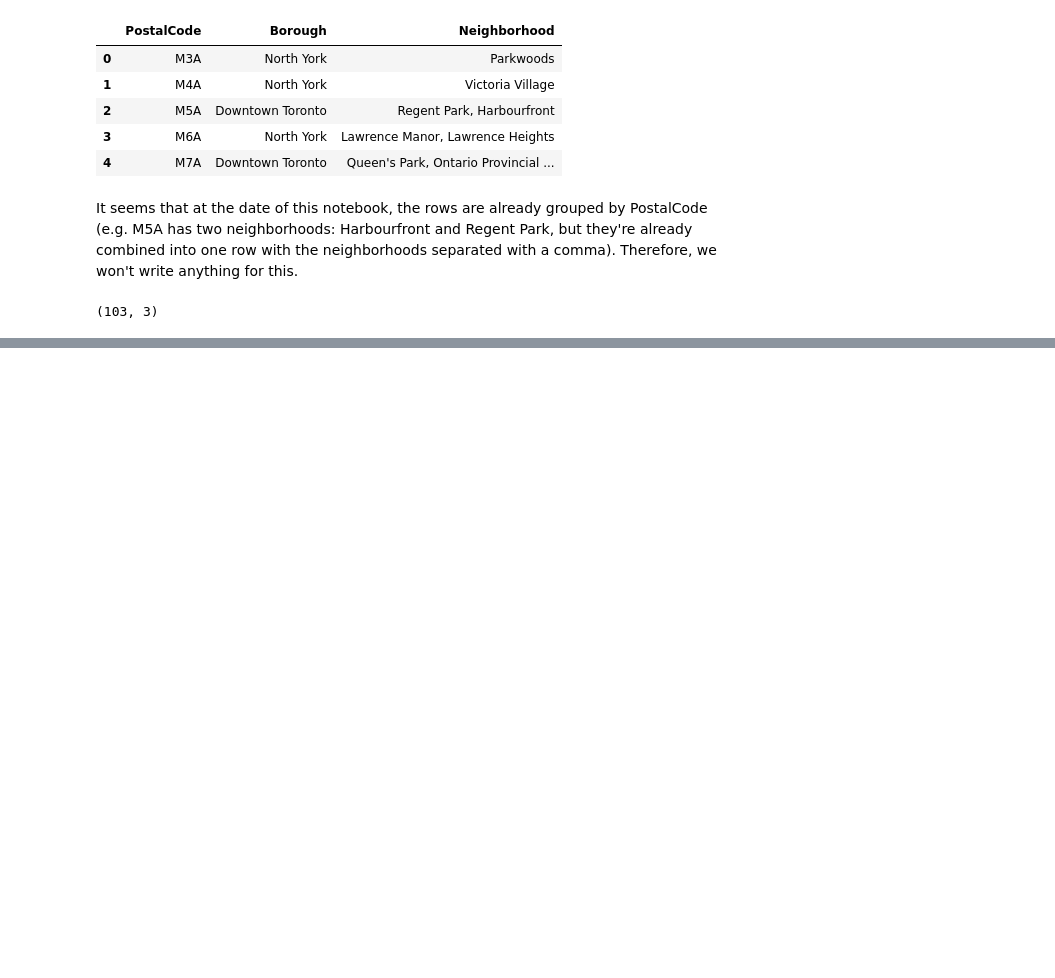
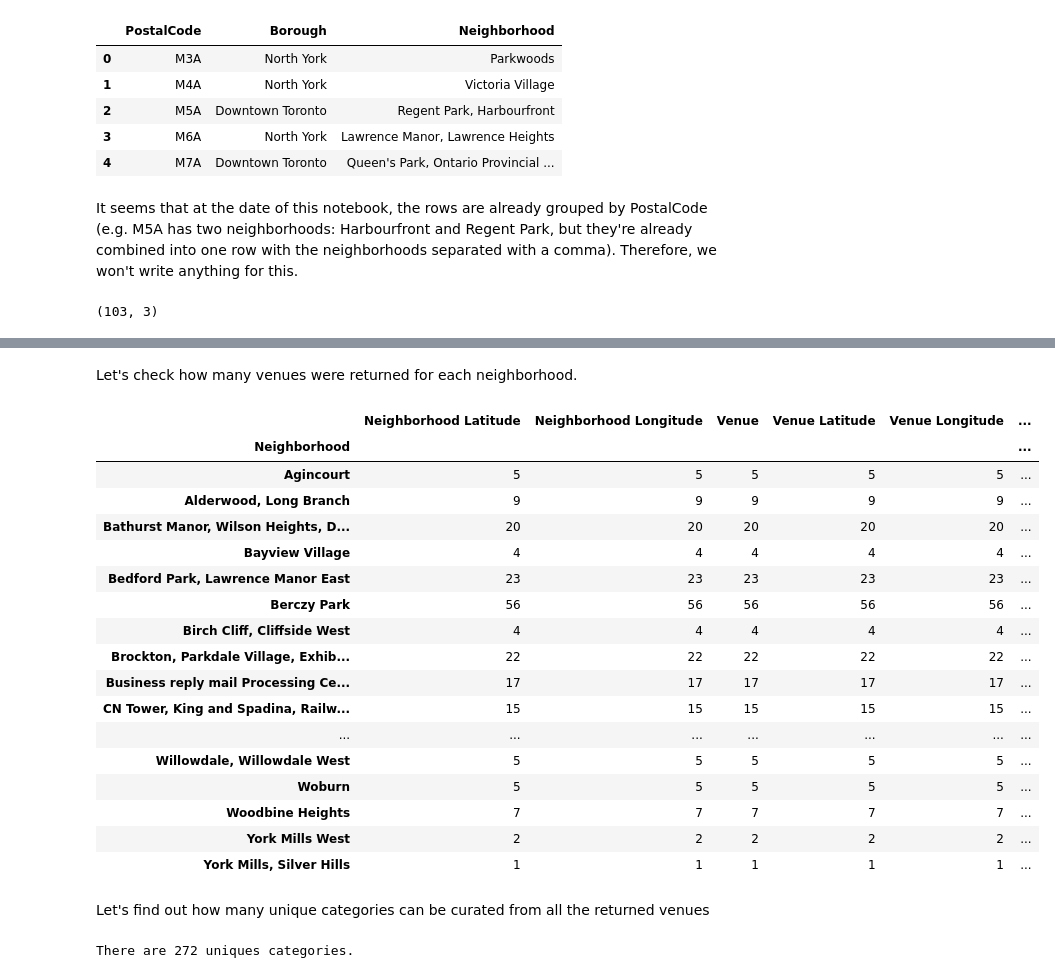
Before and after one commit to JeremyKulcsar-DS/Coursera_Capstone, a Jupyter notebook: Segment_Cluster_Toronto.ipynb, the cells around one changed output, grey strips where cells are left out. Cells and saved outputs as stored; diff of their text form; code cells hidden in the pictures; blank space fills up the shorter version.

```diff
--- a/Segment_Cluster_Toronto.ipynb
+++ b/Segment_Cluster_Toronto.ipynb
@@ -119,0 +122,10 @@ df.shape
+# %%
+from geopy.geocoders import Nominatim
+
+address = 'Toronto'
+
+geolocator = Nominatim(user_agent="ny_explorer")
+location = geolocator.geocode(address)
+latitude = location.latitude
+longitude = location.longitude
+print('The geograpical coordinates of Toronto are {}, {}.'.format(latitude, longitude))
@@ -119,0 +134,19 @@ df.shape
+# %%
+import folium
+
+map_toronto = folium.Map(location=[latitude, longitude], zoom_start=11)
+
+for lat, lng, borough, neighborgood in zip(df_full['Latitude'], df_full['Longitude'], df_full['Borough'], df_full['Neighborhood']):
+    label = '{}, {}'.format(neighborgood, borough)
+    label = folium.Popup(label, parse_html=True)
+    folium.CircleMarker(
+        [lat, lng],
+        radius=4,
+        popup=label,
+        color='blue',
+        fill=True,
+        fill_color='#3186cc',
+        fill_opacity=0.7,
+        parse_html=False).add_to(map_toronto)
+
+map_toronto
@@ -119,0 +157,8 @@ df.shape
+# %%
+CLIENT_ID = 'client id' # your Foursquare ID
+CLIENT_SECRET = 'client secret' # your Foursquare Secret
+VERSION = '20180605' # Foursquare API version
+
+print('Your credentails:')
+print('CLIENT_ID: ' + CLIENT_ID)
+print('CLIENT_SECRET:' + CLIENT_SECRET)
@@ -119,0 +213,5 @@ df.shape
+# %%
+toronto_venues = getNearbyVenues(names=df_full['Neighborhood'],
+                                   latitudes=df_full['Latitude'],
+                                   longitudes=df_full['Longitude']
+                                  )
@@ -119,0 +249,29 @@ df.shape
+# %% [markdown]
+Let's check how many venues were returned for each neighborhood.
+# %%
+toronto_venues.groupby('Neighborhood').count()
+# %% [output]
+|  | Neighborhood Latitude | Neighborhood Longitude | Venue | Venue Latitude | Venue Longitude | ... |
+| Neighborhood |  |  |  |  |  | ... |
+| Agincourt | 5 | 5 | 5 | 5 | 5 | ... |
+| Alderwood, Long Branch | 9 | 9 | 9 | 9 | 9 | ... |
+| Bathurst Manor, Wilson Heights, D... | 20 | 20 | 20 | 20 | 20 | ... |
+| Bayview Village | 4 | 4 | 4 | 4 | 4 | ... |
+| Bedford Park, Lawrence Manor East | 23 | 23 | 23 | 23 | 23 | ... |
+| Berczy Park | 56 | 56 | 56 | 56 | 56 | ... |
+| Birch Cliff, Cliffside West | 4 | 4 | 4 | 4 | 4 | ... |
+| Brockton, Parkdale Village, Exhib... | 22 | 22 | 22 | 22 | 22 | ... |
+| Business reply mail Processing Ce... | 17 | 17 | 17 | 17 | 17 | ... |
+| CN Tower, King and Spadina, Railw... | 15 | 15 | 15 | 15 | 15 | ... |
+| ... | ... | ... | ... | ... | ... | ... |
+| Willowdale, Willowdale West | 5 | 5 | 5 | 5 | 5 | ... |
+| Woburn | 5 | 5 | 5 | 5 | 5 | ... |
+| Woodbine Heights | 7 | 7 | 7 | 7 | 7 | ... |
+| York Mills West | 2 | 2 | 2 | 2 | 2 | ... |
+| York Mills, Silver Hills | 1 | 1 | 1 | 1 | 1 | ... |
+# %% [markdown]
+Let's find out how many unique categories can be curated from all the returned venues
+# %%
+print('There are {} uniques categories.'.format(len(toronto_venues['Venue Category'].unique())))
+# %% [output]
+There are 272 uniques categories.
```
Also changed, not shown: parts of 36 cells of this notebook, 1 other file.
